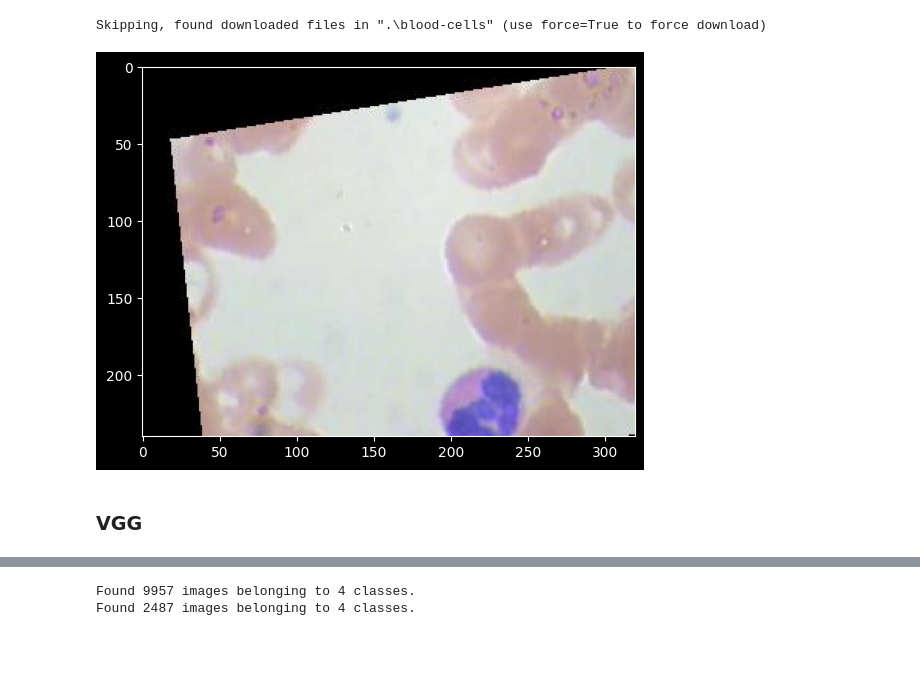
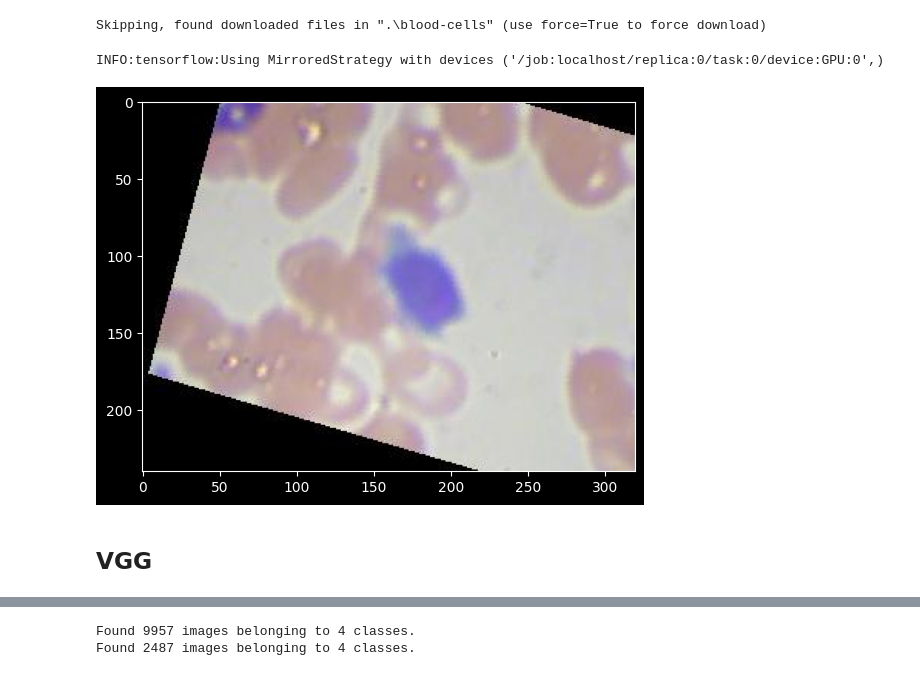
Before and after one commit to NathanTouboul/VGG-ResNET-BloodCells-Classification, a Jupyter notebook: bloodcells_classification.ipynb, the cells around one changed output, grey strips where cells are left out. Drawn from its saved outputs; the diff is of its cells as text; code cells hidden in the pictures; blank space fills up the shorter version.

```diff
--- a/bloodcells_classification.ipynb
+++ b/bloodcells_classification.ipynb
@@ -26,9 +51,38 @@ import opendatasets
 opendatasets.download("https://www.kaggle.com/datasets/paultimothymooney/blood-cells/")
 # %% [output]
 Skipping, found downloaded files in ".\blood-cells" (use force=True to force download)
+# %%
+# Check if we are running in colab
+running_colab = False
+
+if 'google.colab' in str(get_ipython()):
+  running_colab = True
+  print('Running on CoLab')
+
+  gpu_info = '\n'.join(gpu_info)
+  if gpu_info.find('failed') >= 0:
+    print('Not connected to a GPU')
+  else:
+    print(gpu_info)
+
+  ram_gb = virtual_memory().total / 1e9
+  print('Your runtime has {:.1f} gigabytes of available RAM\n'.format(ram_gb))
+
+  if ram_gb < 20:
+    print('Not using a high-RAM runtime')
+  else:
+    print('You are using a high-RAM runtime!')
+# %%
+gpus = tf.config.list_logical_devices('GPU')
+strategy = tf.distribute.MirroredStrategy(gpus)
+# %% [output]
+INFO:tensorflow:Using MirroredStrategy with devices ('/job:localhost/replica:0/task:0/device:GPU:0',)
 # %%
 # Paths
-directory = 'blood-cells\dataset2-master\dataset2-master\images'
+if running_colab:
+    directory = '/content/blood-cells/dataset2-master/dataset2-master/images'
+else:
+    directory = 'blood-cells\dataset2-master\dataset2-master\images'
 
 train_path = os.path.join(directory, "TRAIN")
 valid_path = os.path.join(directory, "TEST")
@@ -38,11 +92,11 @@ train_image_files = glob(train_path + '/*/*.jp*g')
 valid_image_files = glob(valid_path + '/*/*.jp*g')
 folders = glob(train_path + '/*')   # ie number of classes
 # %%
-random_image = tensorflow.keras.preprocessing.image.load_img(np.random.choice(train_image_files))
+random_image = tf.keras.preprocessing.image.load_img(np.random.choice(train_image_files))
 plt.imshow(random_image)
 plt.show()
 # %% [output]
-[figure, old version]
+[figure, new version]
 # %%
 # Configuration
 
@@ -52,3 +106,3 @@ BATCH_SIZE  = 32
 # %% [markdown]
-### VGG
+## VGG
 # %%
```
Also changed, not shown: parts of 12 cells of this notebook.
